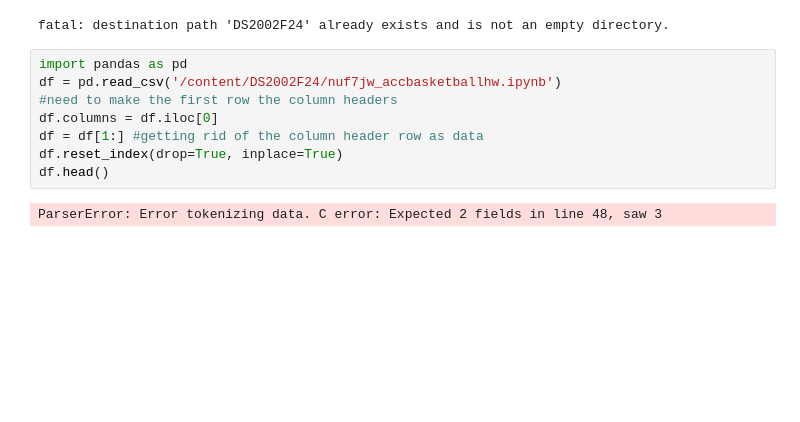
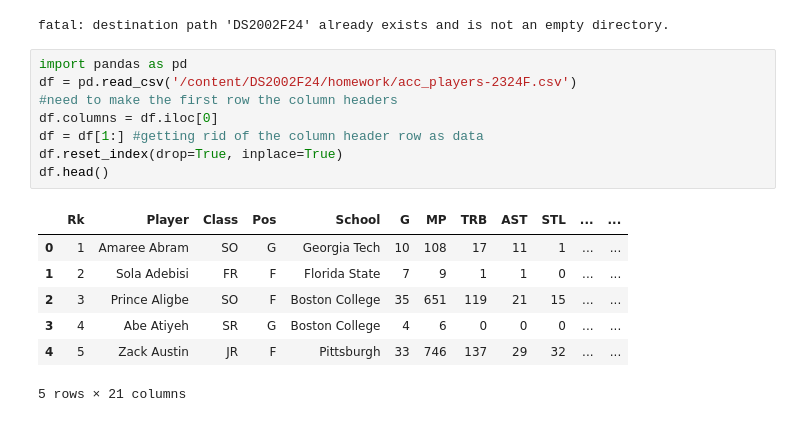
Before and after one commit to fourfeatherz/DS2002F24, a Jupyter notebook: nuf7jw_accbasketballhw.ipynb, the cells around one changed output. Cells and saved outputs as stored; diff of their text form; blank space fills up the shorter version.

```diff
--- a/nuf7jw_accbasketballhw.ipynb
+++ b/nuf7jw_accbasketballhw.ipynb
@@ -6,14 +6,20 @@
 fatal: destination path 'DS2002F24' already exists and is not an empty directory.
 # %%
 import pandas as pd
-df = pd.read_csv('/content/DS2002F24/nuf7jw_accbasketballhw.ipynb')
+df = pd.read_csv('/content/DS2002F24/homework/acc_players-2324F.csv')
 #need to make the first row the column headers
 df.columns = df.iloc[0]
 df = df[1:] #getting rid of the column header row as data
 df.reset_index(drop=True, inplace=True)
 df.head()
 # %% [output]
+|  | Rk | Player | Class | Pos | School | G | MP | TRB | AST | STL | ... | ... |
+| 0 | 1 | Amaree Abram | SO | G | Georgia Tech | 10 | 108 | 17 | 11 | 1 | ... | ... |
+| 1 | 2 | Sola Adebisi | FR | F | Florida State | 7 | 9 | 1 | 1 | 0 | ... | ... |
+| 2 | 3 | Prince Aligbe | SO | F | Boston College | 35 | 651 | 119 | 21 | 15 | ... | ... |
+| 3 | 4 | Abe Atiyeh | SR | G | Boston College | 4 | 6 | 0 | 0 | 0 | ... | ... |
+| 4 | 5 | Zack Austin | JR | F | Pittsburgh | 33 | 746 | 137 | 29 | 32 | ... | ... |
-ParserError: Error tokenizing data. C error: Expected 2 fields in line 48, saw 3
+5 rows × 21 columns
 # %%
 #total points scored by all players
 total_points = df['PTS'].sum()
```
Also changed, not shown: parts of 4 cells of this notebook.
